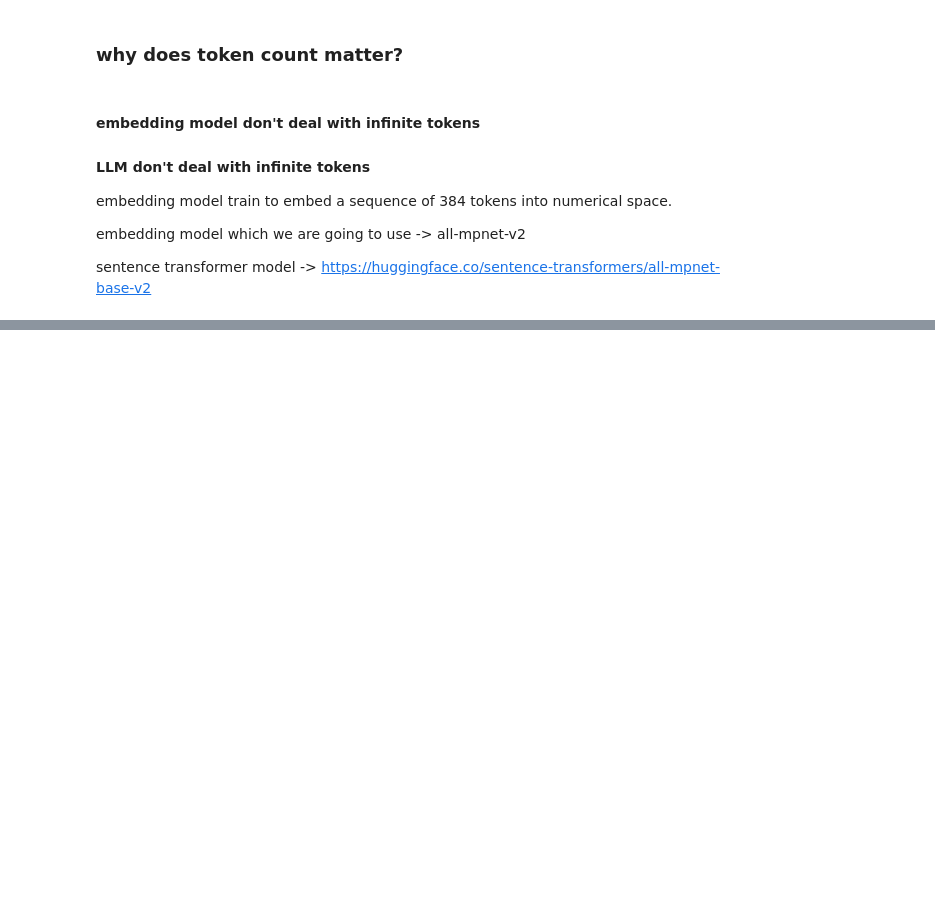
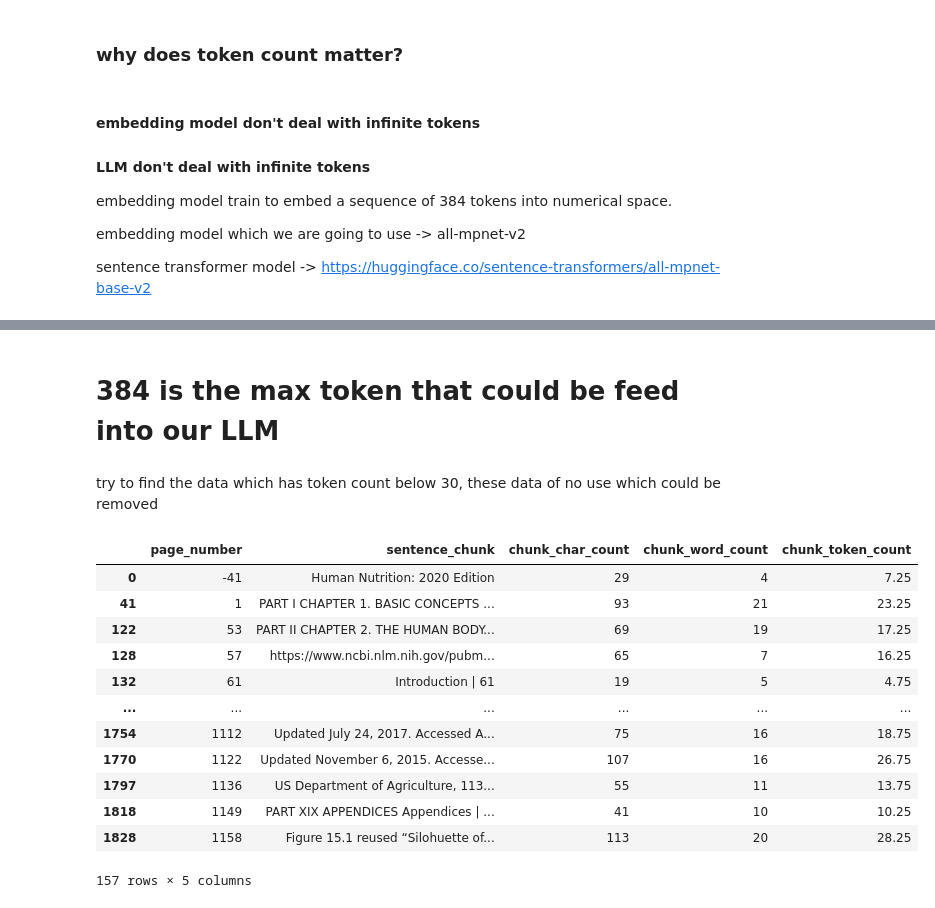
Before and after one commit to thanga-v2/local-RAG, a Jupyter notebook: local-RAG.ipynb, the cells around one changed output, grey strips where cells are left out. Saved outputs shown, nothing was run; the diff lists cells and outputs as text; code cells hidden in the pictures; blank space fills up the shorter version.

Commit message:
texts to sentences to smaller chunks

```diff
--- a/local-RAG.ipynb
+++ b/local-RAG.ipynb
@@ -285,0 +553,32 @@ nlp = English()
+# %%
+
+# regex
+
+import re
+
+# split each chunk into its own item
+
+pages_and_chunks = []
+
+for item in tqdm(pages_and_texts):
+    for sentence_chunk in item['sentence_chunks']:
+        chunk_dict = {}
+        chunk_dict["page_number"] = item['page_number']
+
+
+        #join the sentences together into a paragraph like structure. aka join the list of sentences into one paragraph.
+        joined_sentence_chunk = "".join(sentence_chunk).replace(" ", " ").strip()
+        joined_sentence_chunk = re.sub(r'\.([A-Z])', r'. \1', joined_sentence_chunk) # this line will convert ".A" to ". A" (will work for capital letters)
+
+        #join sentence chunk
+        chunk_dict["sentence_chunk"] = joined_sentence_chunk
+
+        # get some stats on our chunks
+        chunk_dict["chunk_char_count"] = len(joined_sentence_chunk)
+        chunk_dict["chunk_word_count"] = len([word for word in joined_sentence_chunk.split(" ")])
+        chunk_dict["chunk_token_count"] = len(joined_sentence_chunk) / 4  # 1 token = ~4 Chars
+
+        pages_and_chunks.append(chunk_dict)
+
+
+len(pages_and_chunks)
@@ -285,0 +595,2 @@ nlp = English()
+# %%
+data_chunks = pd.DataFrame(pages_and_chunks)
@@ -285,0 +618,20 @@ nlp = English()
+# %% [markdown]
+# 384 is the max token that could be feed into our LLM
+# %% [markdown]
+try to find the data which has token count below 30, these data of no use which could be removed
+# %%
+data_chunks[data_chunks['chunk_token_count'] < 30]
+# %% [output]
+|  | page_number | sentence_chunk | chunk_char_count | chunk_word_count | chunk_token_count |
+| 0 | -41 | Human Nutrition: 2020 Edition | 29 | 4 | 7.25 |
+| 41 | 1 | PART I CHAPTER 1. BASIC CONCEPTS ... | 93 | 21 | 23.25 |
+| 122 | 53 | PART II CHAPTER 2. THE HUMAN BODY... | 69 | 19 | 17.25 |
+| 128 | 57 | https://www.ncbi.nlm.nih.gov/pubm... | 65 | 7 | 16.25 |
+| 132 | 61 | Introduction | 61 | 19 | 5 | 4.75 |
+| ... | ... | ... | ... | ... | ... |
+| 1754 | 1112 | Updated July 24, 2017. Accessed A... | 75 | 16 | 18.75 |
+| 1770 | 1122 | Updated November 6, 2015. Accesse... | 107 | 16 | 26.75 |
+| 1797 | 1136 | US Department of Agriculture, 113... | 55 | 11 | 13.75 |
+| 1818 | 1149 | PART XIX APPENDICES Appendices | ... | 41 | 10 | 10.25 |
+| 1828 | 1158 | Figure 15.1 reused “Silohuette of... | 113 | 20 | 28.25 |
+157 rows × 5 columns
```
Also changed, not shown: parts of 32 cells of this notebook.
